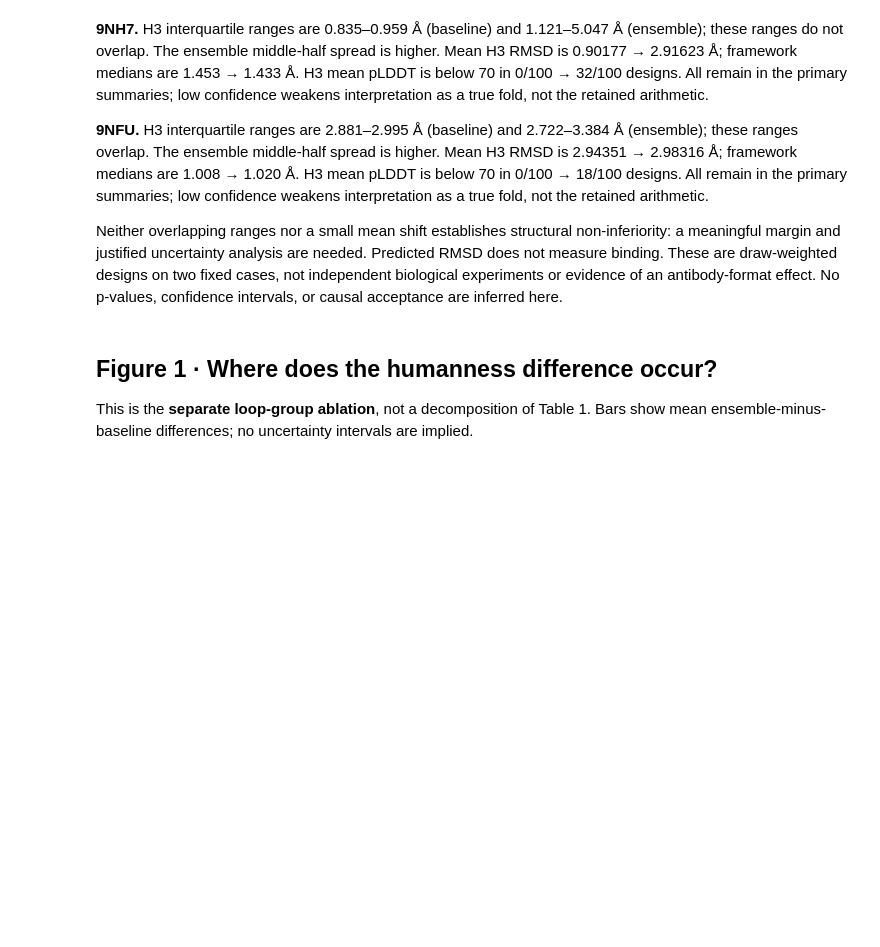
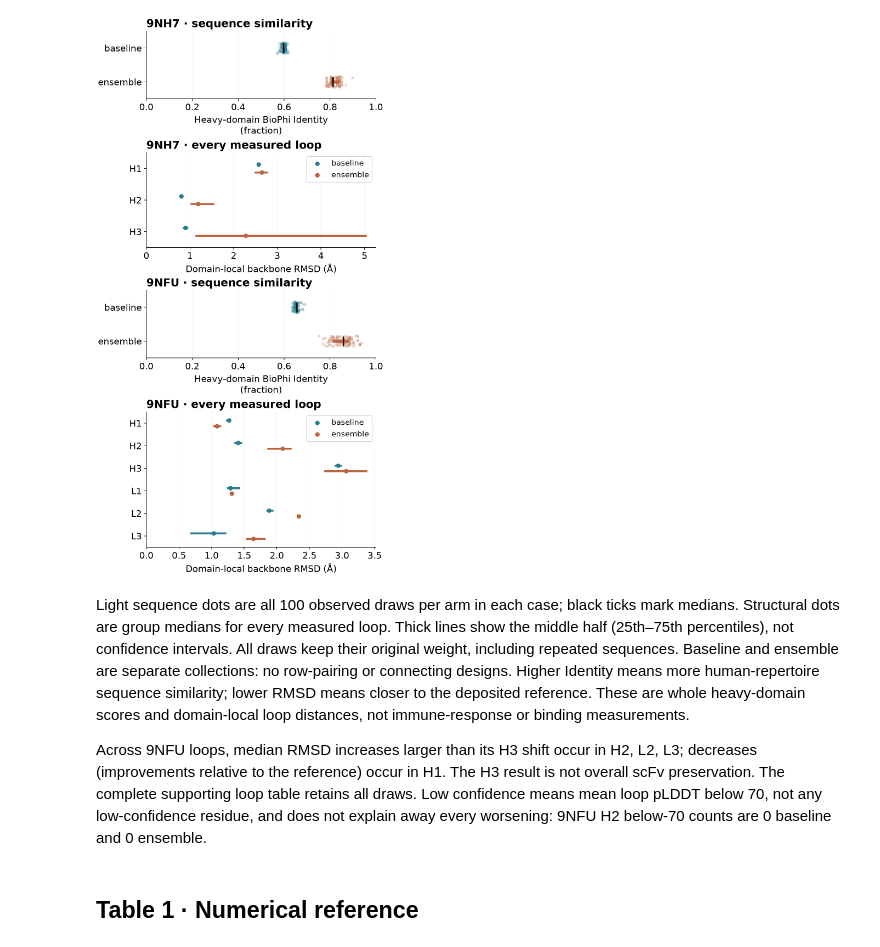
Before and after one commit to IzzyMoon1231/antibody-sequence-design, a Jupyter notebook: results-update/paper-focused/results.ipynb, the cells around one changed output. Drawn from its saved outputs; the diff is of its cells as text; code cells hidden in the pictures; blank space fills up the shorter version.

```diff
--- a/results-update/paper-focused/results.ipynb
+++ b/results-update/paper-focused/results.ipynb
@@ -38,13 +28,11 @@ Read the spread and prediction confidence alongside the median. No designs are d
 # %%
-display(Markdown('\n\n'.join(result['cases']) + '\n\n' + LIMIT))
+display(Image(filename=str(ROOT/'figures/figure1.png')))
+display(Markdown(result['main_caption'] + '\n\n' + result['loop_readout']))
 # %% [output]
+[figure, added]
-**9NH7.** H3 interquartile ranges are 0.835–0.959 Å (baseline) and 1.121–5.047 Å (ensemble); these ranges do not overlap. The ensemble middle-half spread is higher. Mean H3 RMSD is 0.90177 → 2.91623 Å; framework medians are 1.453 → 1.433 Å. H3 mean pLDDT is below 70 in 0/100 → 32/100 designs. All remain in the primary summaries; low confidence weakens interpretation as a true fold, not the retained arithmetic.
+Light sequence dots are all 100 observed draws per arm in each case; black ticks mark medians. Structural dots are group medians for every measured loop. Thick lines show the middle half (25th–75th percentiles), not confidence intervals. All draws keep their original weight, including repeated sequences. Baseline and ensemble are separate collections: no row-pairing or connecting designs. Higher Identity means more human-repertoire sequence similarity; lower RMSD means closer to the deposited reference. These are whole heavy-domain scores and domain-local loop distances, not immune-response or binding measurements.
 
-**9NFU.** H3 interquartile ranges are 2.881–2.995 Å (baseline) and 2.722–3.384 Å (ensemble); these ranges overlap. The ensemble middle-half spread is higher. Mean H3 RMSD is 2.94351 → 2.98316 Å; framework medians are 1.008 → 1.020 Å. H3 mean pLDDT is below 70 in 0/100 → 18/100 designs. All remain in the primary summaries; low confidence weakens interpretation as a true fold, not the retained arithmetic.
-
-Neither overlapping ranges nor a small mean shift establishes structural non-inferiority: a meaningful margin and justified uncertainty analysis are needed. Predicted RMSD does not measure binding. These are draw-weighted designs on two fixed cases, not independent biological experiments or evidence of an antibody-format effect. No p-values, confidence intervals, or causal acceptance are inferred here.
+Across 9NFU loops, median RMSD increases larger than its H3 shift occur in H2, L2, L3; decreases (improvements relative to the reference) occur in H1. The H3 result is not overall scFv preservation. The complete supporting loop table retains all draws. Low confidence means mean loop pLDDT below 70, not any low-confidence residue, and does not explain away every worsening: 9NFU H2 below-70 counts are 0 baseline and 0 ensemble.
 # %% [markdown]
-## Figure 1 · Where does the humanness difference occur?
-
-This is the **separate loop-group ablation**, not a decomposition of Table 1. Bars show mean ensemble-minus-baseline differences; no uncertainty intervals are implied.
+## Table 1 · Numerical reference
 # %%
```
Also changed, not shown: parts of 12 cells of this notebook, 26 other files.
